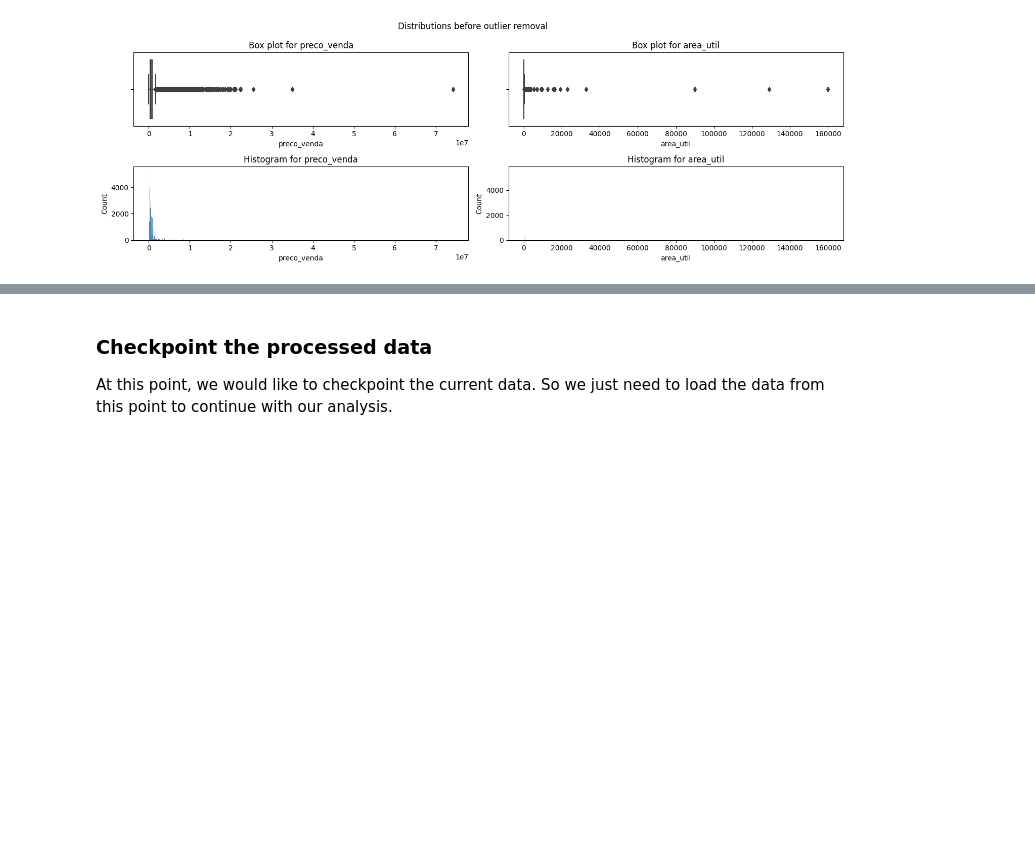
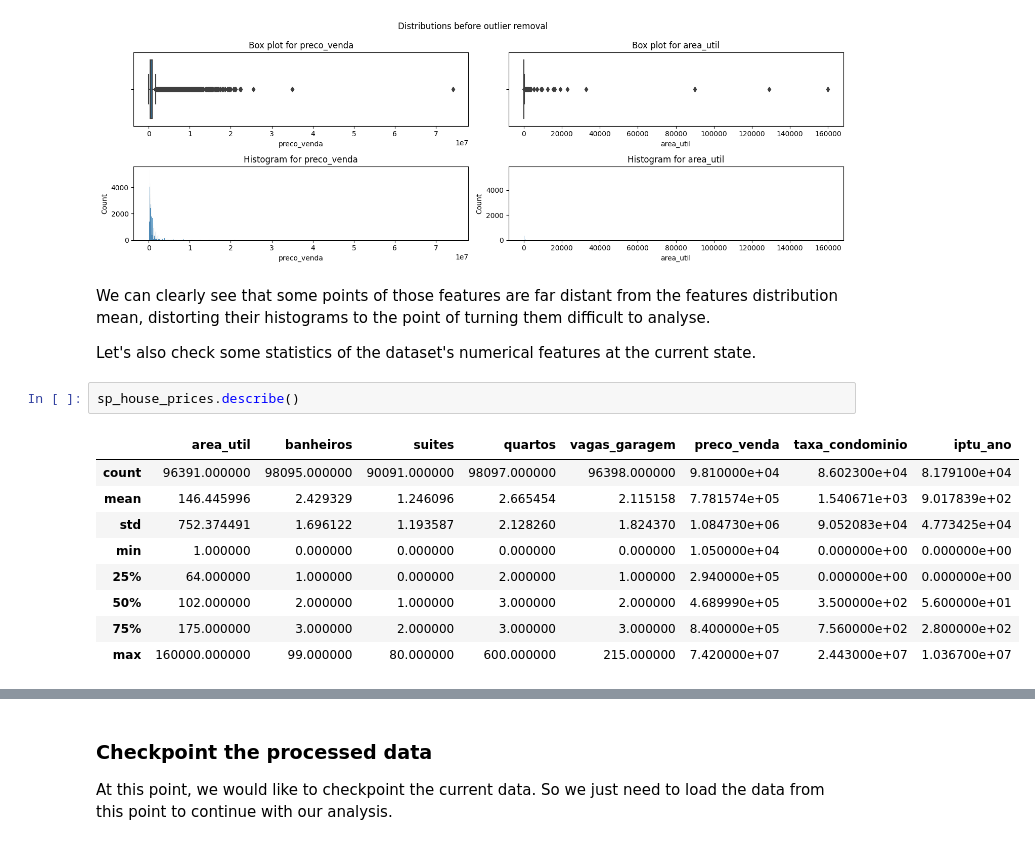
Before and after one commit to TheCamilovisk/HousePricePredictionApp, a Jupyter notebook: notebooks/01-initial-cleaning.ipynb, the cells around one changed output, grey strips where cells are left out. Saved outputs shown, nothing was run; the diff lists cells and outputs as text; blank space fills up the shorter version.

```diff
--- a/notebooks/01-initial-cleaning.ipynb
+++ b/notebooks/01-initial-cleaning.ipynb
@@ -299,4 +299,20 @@ fig.suptitle("Distributions before outlier removal")
 plt.tight_layout()
 # %% [output]
 [figure]
+# %% [markdown]
+We can clearly see that some points of those features are far distant from the features distribution mean, distorting their histograms to the point of turning them difficult to analyse.
+
+Let's also check some statistics of the dataset's numerical features at the current state.
+# %%
+sp_house_prices.describe()
+# %% [output]
+|  | area_util | banheiros | suites | quartos | vagas_garagem | preco_venda | taxa_condominio | iptu_ano |
+| count | 96391.000000 | 98095.000000 | 90091.000000 | 98097.000000 | 96398.000000 | 9.810000e+04 | 8.602300e+04 | 8.179100e+04 |
+| mean | 146.445996 | 2.429329 | 1.246096 | 2.665454 | 2.115158 | 7.781574e+05 | 1.540671e+03 | 9.017839e+02 |
+| std | 752.374491 | 1.696122 | 1.193587 | 2.128260 | 1.824370 | 1.084730e+06 | 9.052083e+04 | 4.773425e+04 |
+| min | 1.000000 | 0.000000 | 0.000000 | 0.000000 | 0.000000 | 1.050000e+04 | 0.000000e+00 | 0.000000e+00 |
+| 25% | 64.000000 | 1.000000 | 0.000000 | 2.000000 | 1.000000 | 2.940000e+05 | 0.000000e+00 | 0.000000e+00 |
+| 50% | 102.000000 | 2.000000 | 1.000000 | 3.000000 | 2.000000 | 4.689990e+05 | 3.500000e+02 | 5.600000e+01 |
+| 75% | 175.000000 | 3.000000 | 2.000000 | 3.000000 | 3.000000 | 8.400000e+05 | 7.560000e+02 | 2.800000e+02 |
+| max | 160000.000000 | 99.000000 | 80.000000 | 600.000000 | 215.000000 | 7.420000e+07 | 2.443000e+07 | 1.036700e+07 |
 # %% [markdown]
```
Also changed, not shown: parts of 5 cells of this notebook.
